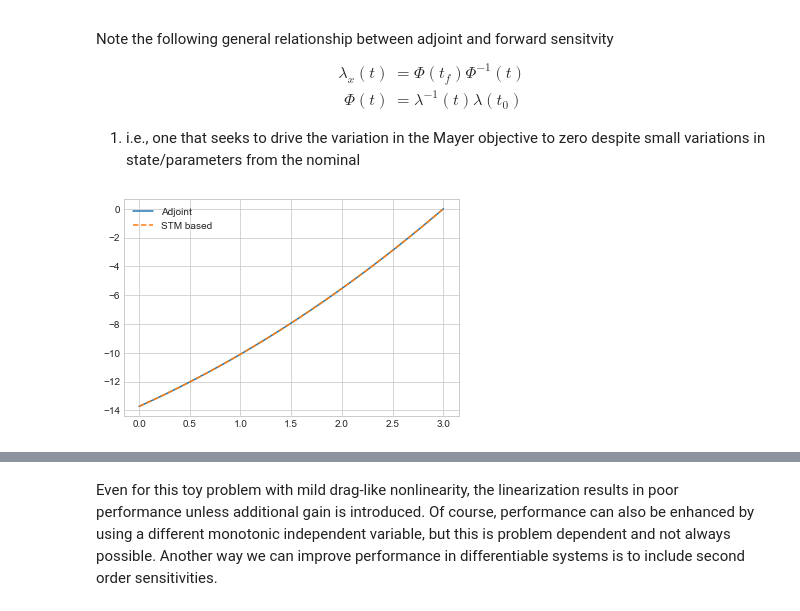
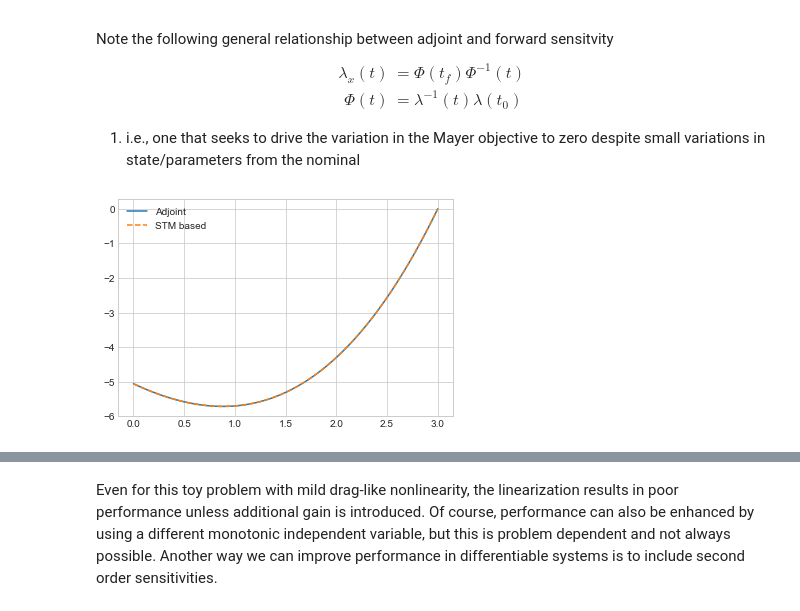
Before and after one commit to CDNoyes/EDL-Py, a Jupyter notebook: Sensitivity.ipynb, the cells around one changed output, grey strips where cells are left out. Saved outputs shown, nothing was run; the diff lists cells and outputs as text; code cells hidden in the pictures.

```diff
--- a/Sensitivity.ipynb
+++ b/Sensitivity.ipynb
@@ -235,33 +237,33 @@ class TPC2:
             return self.u(v) - (px[-1]*da + px[0]*dx[0])/pu
 # %%
 def Obj(xf):
-#     return xf[0]**2 + xf[1]**2  # match the manifold
+    return xf[0]**2 + xf[1]**2  # match the manifold
 #     return xf[0]  # match position
 #     return xf[1]  # match velocity
 #     return xf[0]*xf[1]
 #     return xf[0] + xf[1]
-    f = xf[0]
-    g = xf[1]
+#     f = xf[0]
+#     g = xf[1]
 
-    if np.ndim(xf)>1:
-        return np.cos(f) + g**2
-    else:
-        return pa.cos(f) + g**2
+#     if np.ndim(xf)>1:
+#         return np.cos(f) + g**2
+#     else:
+#         return pa.cos(f) + g**2
 
 Xf = da.make([x[-1,0],x[-1,1], a, 0], names, 2)
 dJdx = da.gradient(Obj(Xf), names)
 Jxx = da.hessian(Obj(Xf), names)
 C = np.dot(dJdx, stmf)
 px = np.array([np.dot(C, si) for si in stmi])
 pu1 = np.array( [np.trapz(x=t[i:], y=px[i:, 1]) for i in range(t.size)])
 pu = px[:,3]
 plt.plot(t, pu1, label='Adjoint')
 plt.plot(t, pu, '--', label='STM based')
 plt.legend()
 controller = TPC(t, x[:,:2], np.zeros_like(t), a, 1*px[:,:3], pu)  # The costates passed here determine the objective
 sat_controller = lambda t,x,a: np.clip(controller(t,x,a), -10, 10)
 # %% [output]
-[figure, old version]
+[figure, new version]
 # %%
 # Lets try just initial condition uncertainty, and just parametric uncertainty
 
```
Also changed, not shown: parts of 5 cells of this notebook, 3 other files.
